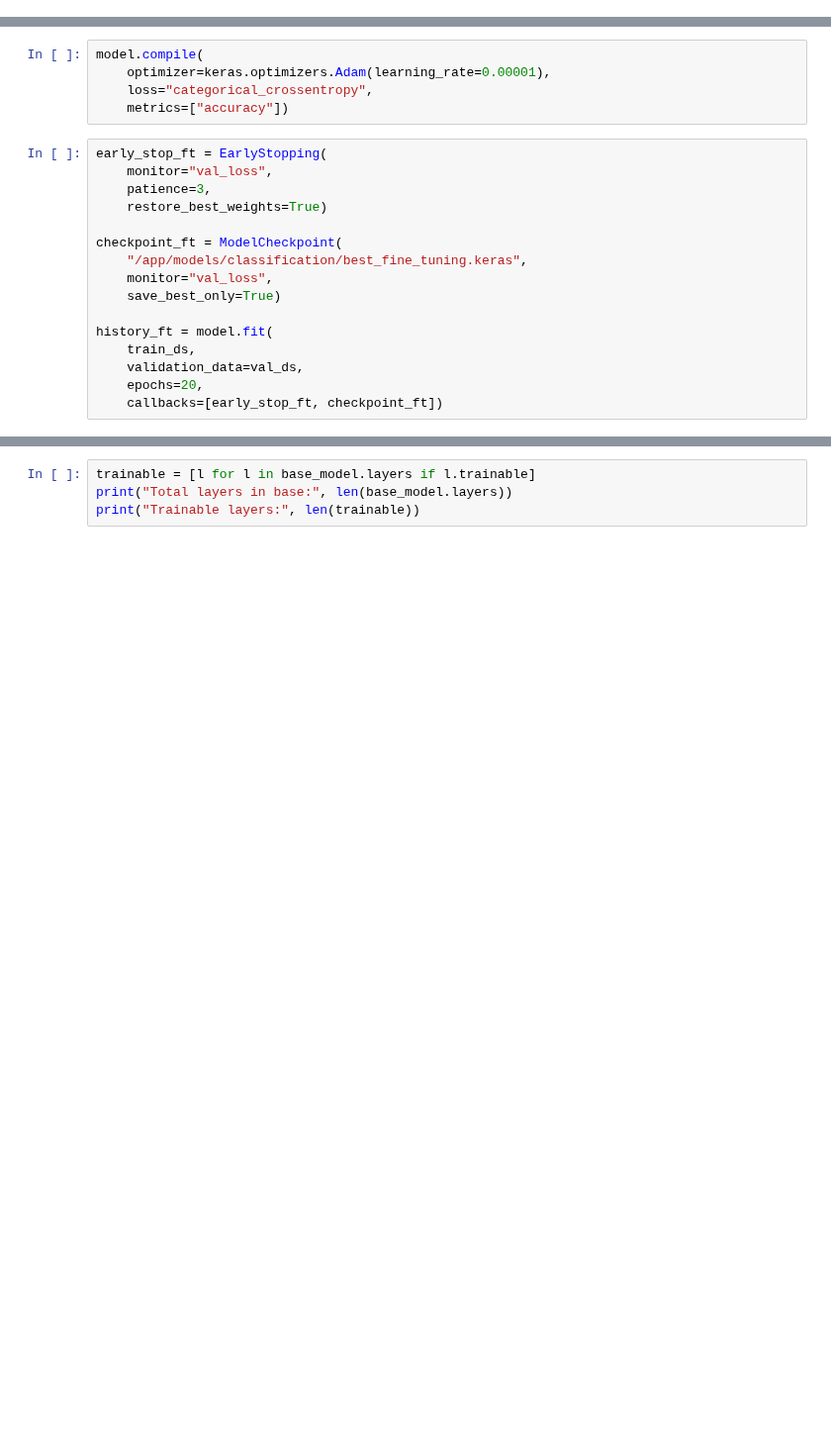
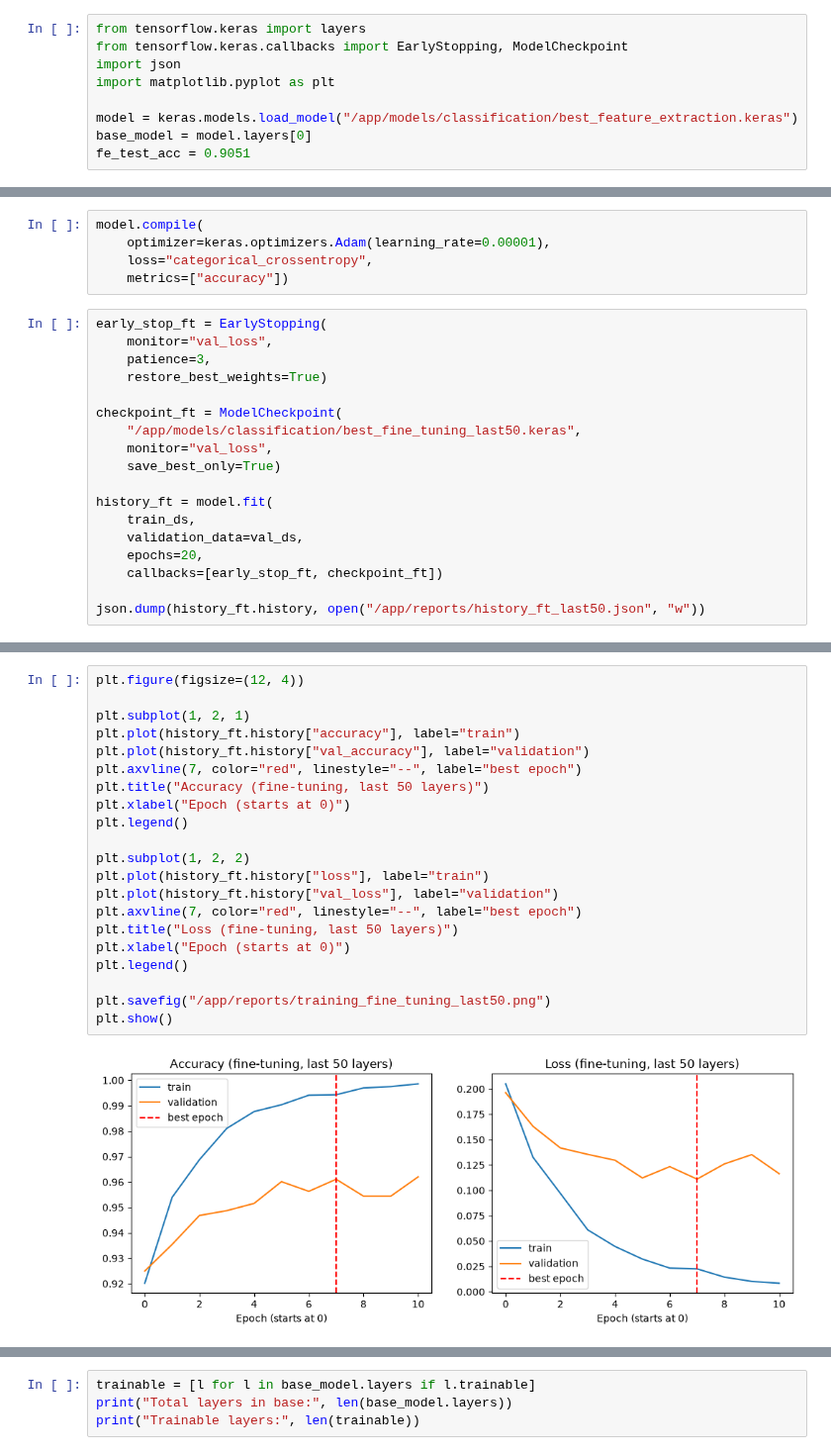
Before and after one commit to yassinmaftah/NeuroScan-AI, a Jupyter notebook: notebooks/02_classification_training.ipynb, the cells around one changed output, grey strips where cells are left out. Shown at 99% size. Saved outputs shown, nothing was run; the diff lists cells and outputs as text; blank space fills up the shorter version.

Commit message:
Classification: compare fine-tuning runs, save final InceptionV3 model

```diff
--- a/notebooks/02_classification_training.ipynb
+++ b/notebooks/02_classification_training.ipynb
@@ -259,4 +291,13 @@ print(cm)
 print(len(base_model.layers))
 # %% [output]
 311
+# %%
+from tensorflow.keras import layers
+from tensorflow.keras.callbacks import EarlyStopping, ModelCheckpoint
+import json
+import matplotlib.pyplot as plt
+
+model = keras.models.load_model("/app/models/classification/best_feature_extraction.keras")
+base_model = model.layers[0]
+fe_test_acc = 0.9051
 # %%
@@ -304,7 +350,7 @@ early_stop_ft = EarlyStopping(
     restore_best_weights=True)
 
 checkpoint_ft = ModelCheckpoint(
-    "/app/models/classification/best_fine_tuning.keras",
+    "/app/models/classification/best_fine_tuning_last50.keras",
     monitor="val_loss",
     save_best_only=True)
 
@@ -313,5 +359,7 @@ history_ft = model.fit(
     validation_data=val_ds,
     epochs=20,
     callbacks=[early_stop_ft, checkpoint_ft])
+
+json.dump(history_ft.history, open("/app/reports/history_ft_last50.json", "w"))
 # %% [output]
 Epoch 1/20
@@ -328,0 +396,23 @@ Epoch 6/20
+# %%
+plt.figure(figsize=(12, 4))
+
+plt.subplot(1, 2, 1)
+plt.plot(history_ft.history["accuracy"], label="train")
+plt.plot(history_ft.history["val_accuracy"], label="validation")
+plt.axvline(7, color="red", linestyle="--", label="best epoch")
+plt.title("Accuracy (fine-tuning, last 50 layers)")
+plt.xlabel("Epoch (starts at 0)")
+plt.legend()
+
+plt.subplot(1, 2, 2)
+plt.plot(history_ft.history["loss"], label="train")
+plt.plot(history_ft.history["val_loss"], label="validation")
+plt.axvline(7, color="red", linestyle="--", label="best epoch")
+plt.title("Loss (fine-tuning, last 50 layers)")
+plt.xlabel("Epoch (starts at 0)")
+plt.legend()
+
+plt.savefig("/app/reports/training_fine_tuning_last50.png")
+plt.show()
+# %% [output]
+[figure, added]
```
Also changed, not shown: parts of 9 cells of this notebook, 1 other file.
